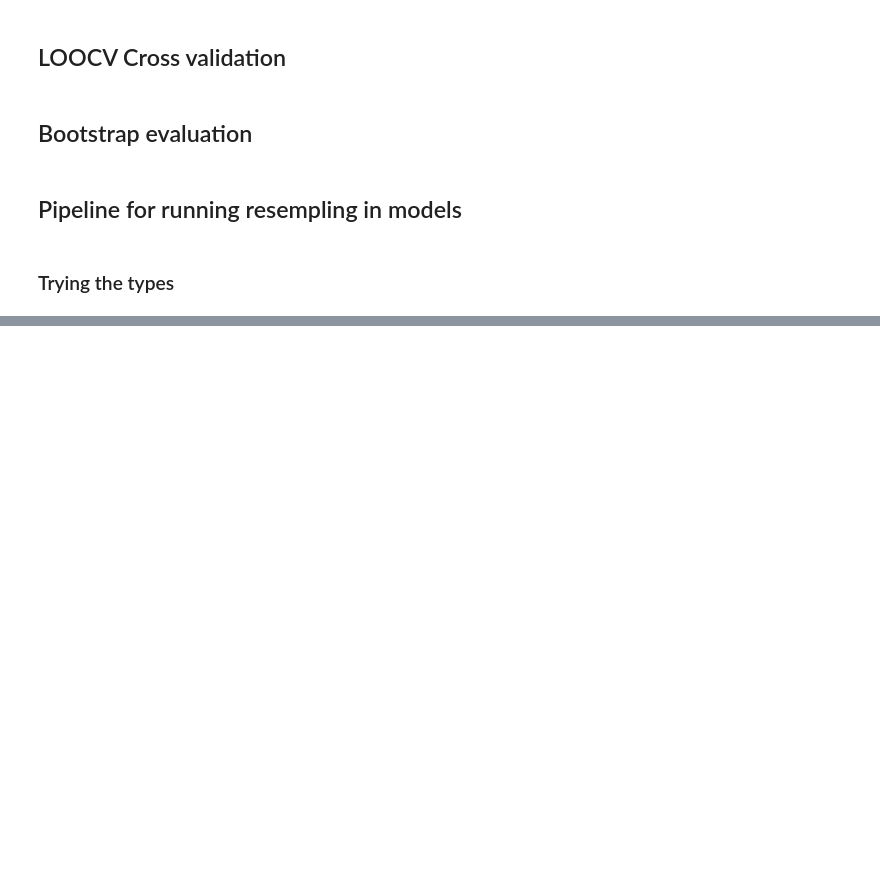
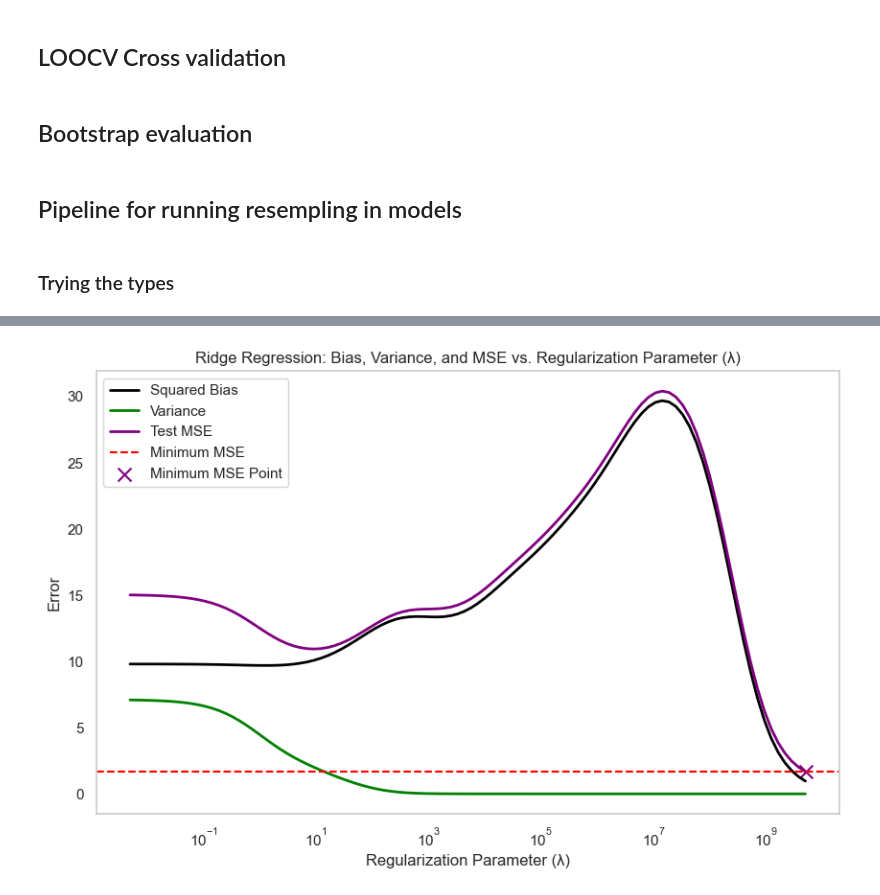
Before and after one commit to larsvdg/APRAU, a Jupyter notebook: Assignment.ipynb, the cells around one changed output, grey strips where cells are left out. Saved outputs shown, nothing was run; the diff lists cells and outputs as text; code cells hidden in the pictures; blank space fills up the shorter version.

Commit message:
regression

```diff
--- a/Assignment.ipynb
+++ b/Assignment.ipynb
@@ -694,0 +865,17 @@ compare_models(models, X_train, X_test, y_train, y_test)
+# %%
+# Drop the column with the independent variable (Salary), and columns for which we created dummy variables
+y = df.Vegetation_Type
+le = LabelEncoder()
+y = le.fit_transform(y)
+
+numerical_features = ["Altitude", "Slope_Orientation", "Slope", "Horizontal_Distance_To_Water"
+    ,"Vertical_Distance_To_Water", "Horizontal_Distance_To_Roadways", "Shadow_Index_9h",
+    "Shadow_Index_12h", "Shadow_Index_15h", "Horizontal_Distance_To_Fire_Points",
+    "Canopy_Density", "Rainfall_Summer", "Rainfall_Winter", "Wind_Exposure_Level"]
+categorical_features = ["Wilderness_Area", "Soil_Type"]
+target_variable = "Vegetation_Type"
+
+# Get x,y data
+X, y = prepare_dataset(df, target_variable, categorical_features, numerical_features, False)
+# Show info about X data
+X.info()
@@ -694,0 +970,16 @@ compare_models(models, X_train, X_test, y_train, y_test)
+# %%
+plt.figure(figsize=(10, 6))
+plt.plot(alphas, squared_bias, color='black', label='Squared Bias', linewidth=2)
+plt.plot(alphas, variance, color='green', label='Variance', linewidth=2)
+plt.plot(alphas, mse, color='purple', label='Test MSE', linewidth=2)
+plt.xscale('log')
+plt.axhline(y=min(mse), color='red', linestyle='--', label='Minimum MSE')
+plt.scatter(alphas[np.argmin(mse)], min(mse), color='purple', marker='x', s=100, label='Minimum MSE Point')
+plt.title('Ridge Regression: Bias, Variance, and MSE vs. Regularization Parameter (λ)')
+plt.xlabel('Regularization Parameter (λ)')
+plt.ylabel('Error')
+plt.legend()
+plt.grid()
+plt.show()
+# %% [output]
+[figure, added]
```
Also changed, not shown: parts of 41 cells of this notebook.
